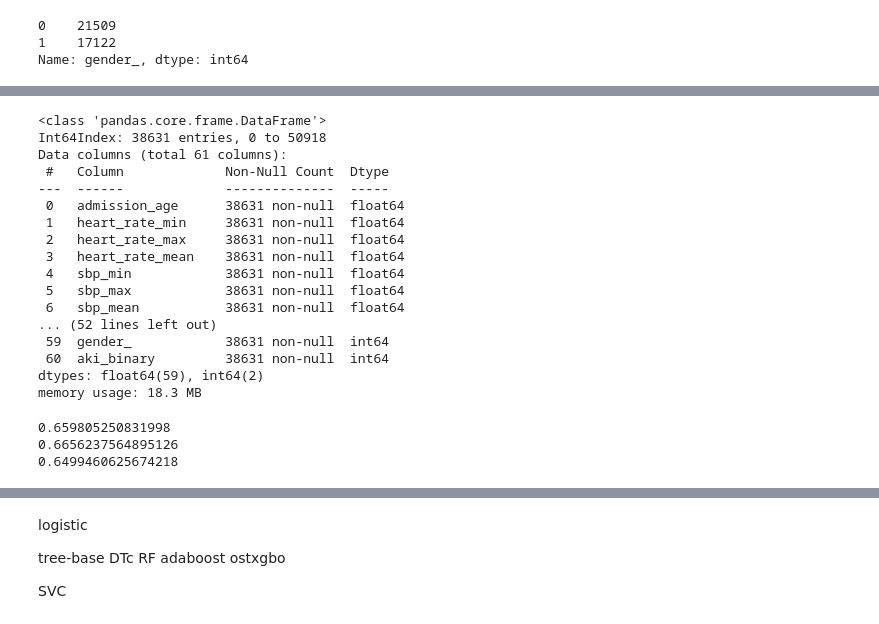
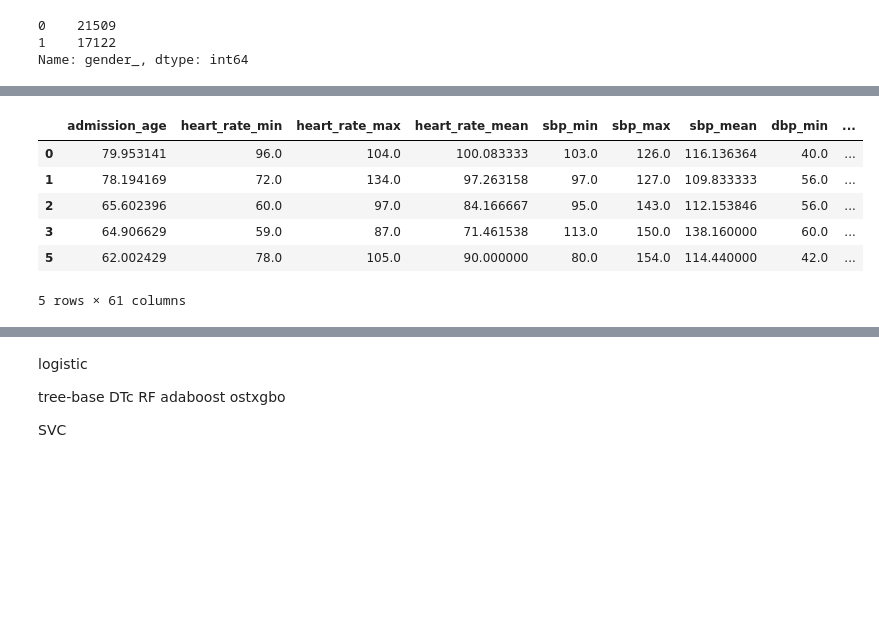
Before and after one commit to Shi-Yile/SPH6004-Assignment-1, a Jupyter notebook: code.ipynb, the cells around one changed output, grey strips where cells are left out. Saved outputs shown, nothing was run; the diff lists cells and outputs as text; code cells hidden in the pictures; blank space fills up the shorter version.

```diff
--- a/code.ipynb
+++ b/code.ipynb
@@ -177,24 +167,13 @@ Name: aki_binary, dtype: int64
 # %%
 # create outcome vector and predictor matrix
 # drop id and race first
-
-df_final = df_sub_com10.drop(columns = ['id', 'aki', 'race', 'gender'])
-df_final.info()
+df = df_sub_com10.drop(columns = ['id', 'aki', 'race', 'gender'])
+df.head()
 # %% [output]
+|  | admission_age | heart_rate_min | heart_rate_max | heart_rate_mean | sbp_min | sbp_max | sbp_mean | dbp_min | ... |
+| 0 | 79.953141 | 96.0 | 104.0 | 100.083333 | 103.0 | 126.0 | 116.136364 | 40.0 | ... |
+| 1 | 78.194169 | 72.0 | 134.0 | 97.263158 | 97.0 | 127.0 | 109.833333 | 56.0 | ... |
+| 2 | 65.602396 | 60.0 | 97.0 | 84.166667 | 95.0 | 143.0 | 112.153846 | 56.0 | ... |
+| 3 | 64.906629 | 59.0 | 87.0 | 71.461538 | 113.0 | 150.0 | 138.160000 | 60.0 | ... |
+| 5 | 62.002429 | 78.0 | 105.0 | 90.000000 | 80.0 | 154.0 | 114.440000 | 42.0 | ... |
-<class 'pandas.core.frame.DataFrame'>
-Int64Index: 38631 entries, 0 to 50918
-Data columns (total 61 columns):
- #   Column             Non-Null Count  Dtype
----  ------             --------------  -----
- 0   admission_age      38631 non-null  float64
- 1   heart_rate_min     38631 non-null  float64
- 2   heart_rate_max     38631 non-null  float64
- 3   heart_rate_mean    38631 non-null  float64
- 4   sbp_min            38631 non-null  float64
- 5   sbp_max            38631 non-null  float64
- 6   sbp_mean           38631 non-null  float64
-... (52 lines left out)
- 59  gender_            38631 non-null  int64
- 60  aki_binary         38631 non-null  int64
-dtypes: float64(59), int64(2)
-memory usage: 18.3 MB
+5 rows × 61 columns
@@ -222,8 +179,0 @@ y_LRpred_valid = LR_ini.predict(X_valid)
-# %%
-print(accuracy_score(y_valid, y_LRpred_valid))
-print(roc_auc_score(y_valid, y_LRpred_valid))
-print(recall_score(y_valid, y_LRpred_valid))
-# %% [output]
-0.659805250831998
-0.6656237564895126
-0.6499460625674218
```
Also changed, not shown: parts of 23 cells of this notebook.
